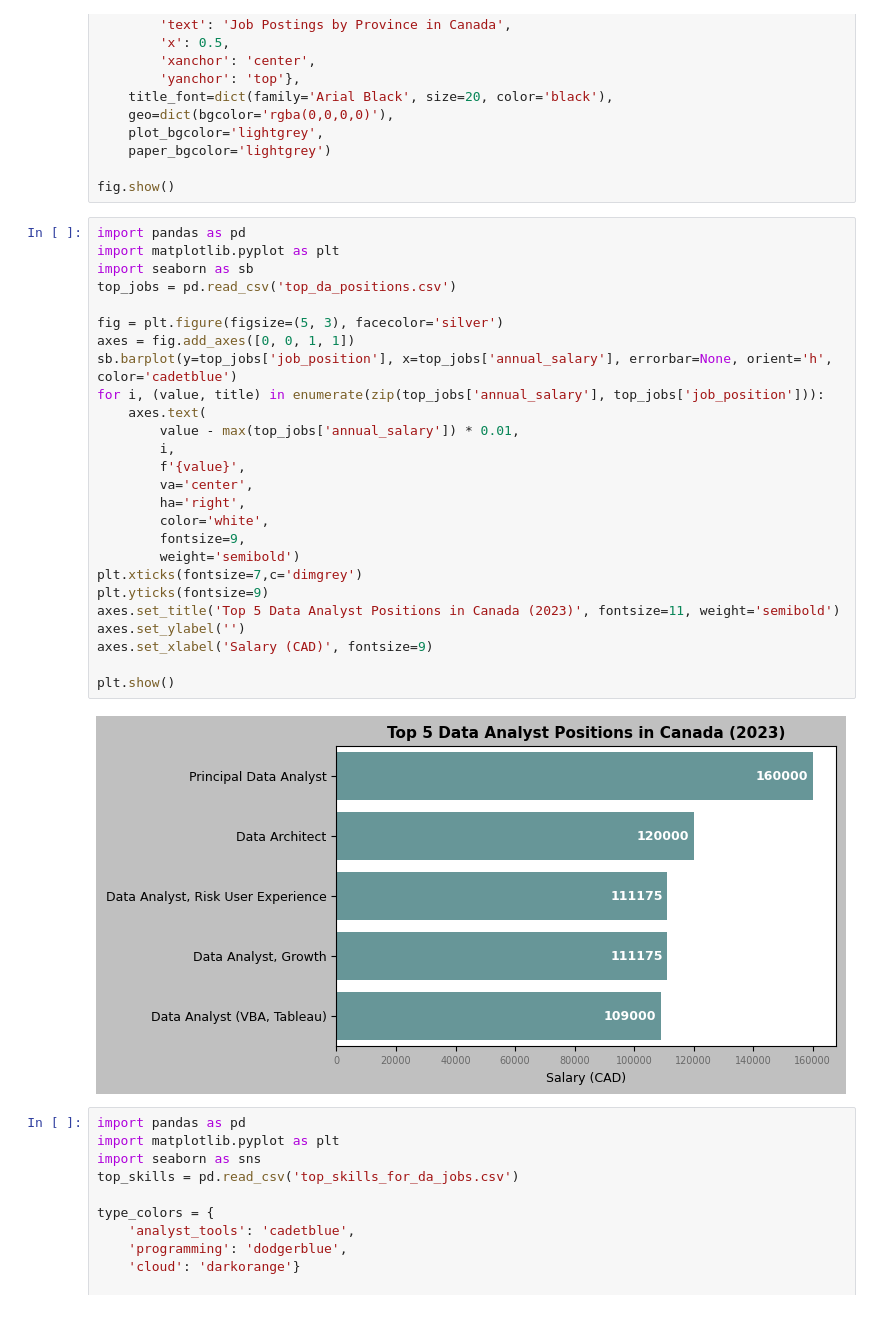
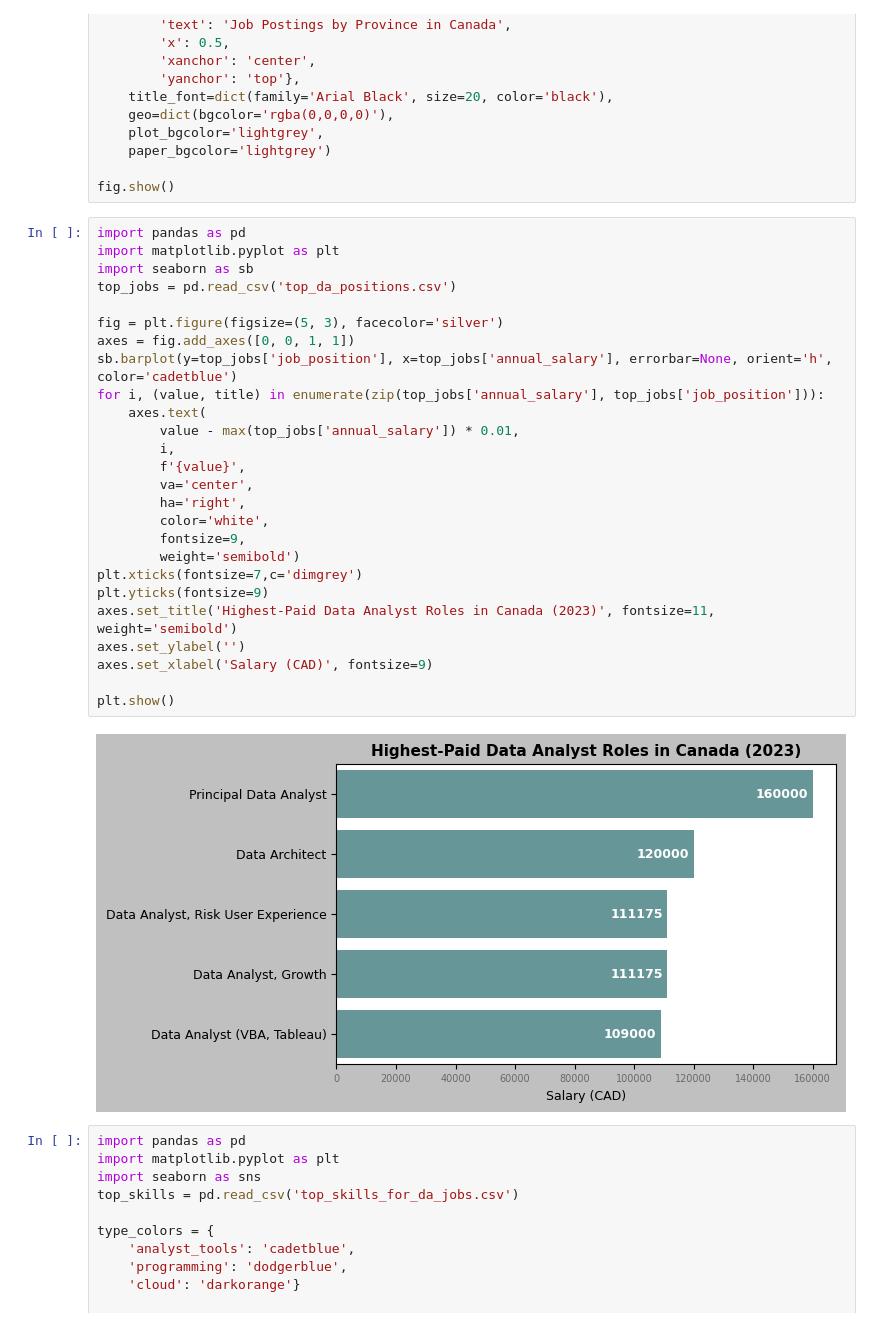
Before and after one commit to natzhit/PostgreSQL-Project_Data-Jobs-Analysis, a Jupyter notebook: project_sql/viz.ipynb, the cells around one changed output. Saved outputs shown, nothing was run; the diff lists cells and outputs as text.

```diff
--- a/project_sql/viz.ipynb
+++ b/project_sql/viz.ipynb
@@ -207,31 +207,31 @@ fig.show()
 # %%
 import pandas as pd
 import matplotlib.pyplot as plt
 import seaborn as sb
 top_jobs = pd.read_csv('top_da_positions.csv')
 
 fig = plt.figure(figsize=(5, 3), facecolor='silver')
 axes = fig.add_axes([0, 0, 1, 1])
 sb.barplot(y=top_jobs['job_position'], x=top_jobs['annual_salary'], errorbar=None, orient='h', color='cadetblue')
 for i, (value, title) in enumerate(zip(top_jobs['annual_salary'], top_jobs['job_position'])):
     axes.text(
         value - max(top_jobs['annual_salary']) * 0.01,
         i,
         f'{value}',
         va='center',
         ha='right',
         color='white',
         fontsize=9,
         weight='semibold')
 plt.xticks(fontsize=7,c='dimgrey')
 plt.yticks(fontsize=9)
-axes.set_title('Top 5 Data Analyst Positions in Canada (2023)', fontsize=11, weight='semibold')
+axes.set_title('Highest-Paid Data Analyst Roles in Canada (2023)', fontsize=11, weight='semibold')
 axes.set_ylabel('')
 axes.set_xlabel('Salary (CAD)', fontsize=9)
 
 plt.show()
 # %% [output]
-[figure, old version]
+[figure, new version]
 # %%
 import pandas as pd
 import matplotlib.pyplot as plt
```
Also changed, not shown: 9 other files.
